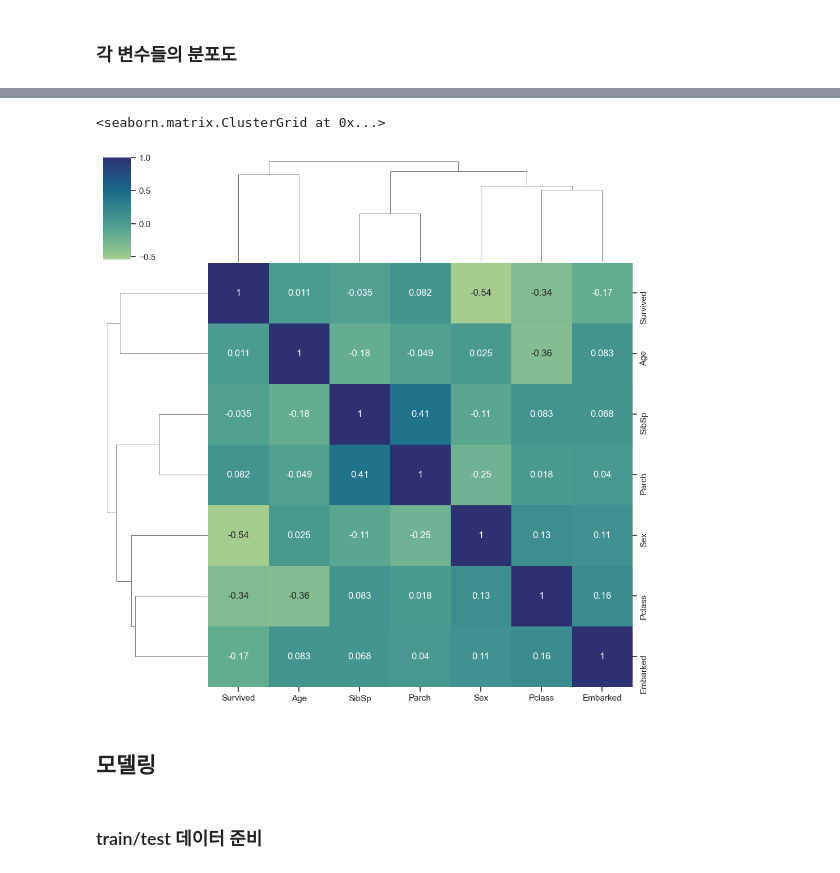
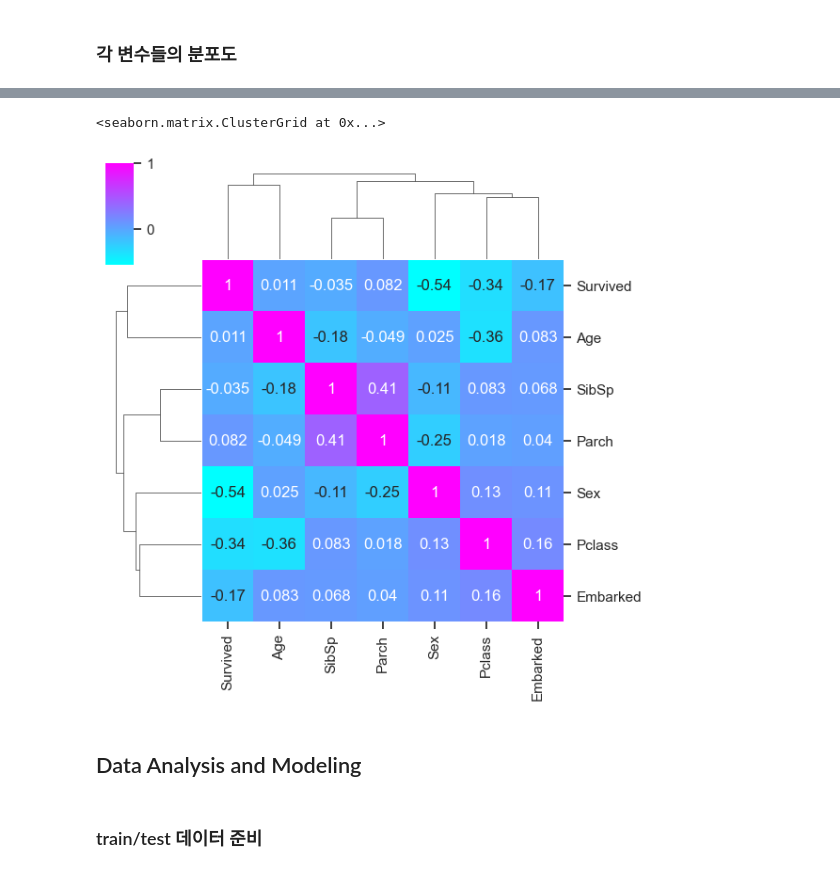
Before and after one commit to TaniTail/aiffel, a Jupyter notebook: Exploration/E05/[E-05]Titanic_Machine_Learning_from_Disaster.ipynb, the cells around one changed output, grey strips where cells are left out. Drawn from its saved outputs; the diff is of its cells as text; code cells hidden in the pictures.

Commit message:
Exploration E05

```diff
--- a/Exploration/E05/[E-05]Titanic_Machine_Learning_from_Disaster.ipynb
+++ b/Exploration/E05/[E-05]Titanic_Machine_Learning_from_Disaster.ipynb
@@ -12,9 +19,10 @@ import seaborn as sns
 
 %matplotlib inline
 # %%
-train_df = pd.read_csv('~/GitHub/AIFFEL/Exploration/E05/data/train.csv')
-test_df = pd.read_csv('~/GitHub/AIFFEL/Exploration/E05/data/test.csv')
+train_df = pd.read_csv('~/aiffel/Exploration/E05/data/train.csv')
+test_df = pd.read_csv('~/aiffel/Exploration/E05/data/test.csv')
 combine = [train_df, test_df]
 
 train_df.head(2)
+test_df.head(2)
 # %% [output]
@@ -253,11 +406,11 @@ sns.pairplot(train_df_rand,hue='Survived',palette='cool')
 # %%
-corr = train_df.corr()
-sns.clustermap(corr,annot = True,cmap = 'crest')
+corr = train_df.corr() #상관계수 범위: -1 ~ 1, 0에 가까울 수록 관련이 없다.
+sns.clustermap(corr,annot = True,cmap = 'cool', figsize=(6,6))
 # %% [output]
 <seaborn.matrix.ClusterGrid at 0x...>
-[figure, old version]
+[figure, new version]
-# %% [markdown]
-## 모델링
+# %% [markdown]
+## Data Analysis and Modeling
 # %% [markdown]
 ### train/test 데이터 준비
 # %%
```
Also changed, not shown: parts of 52 cells of this notebook, 2 other files.
